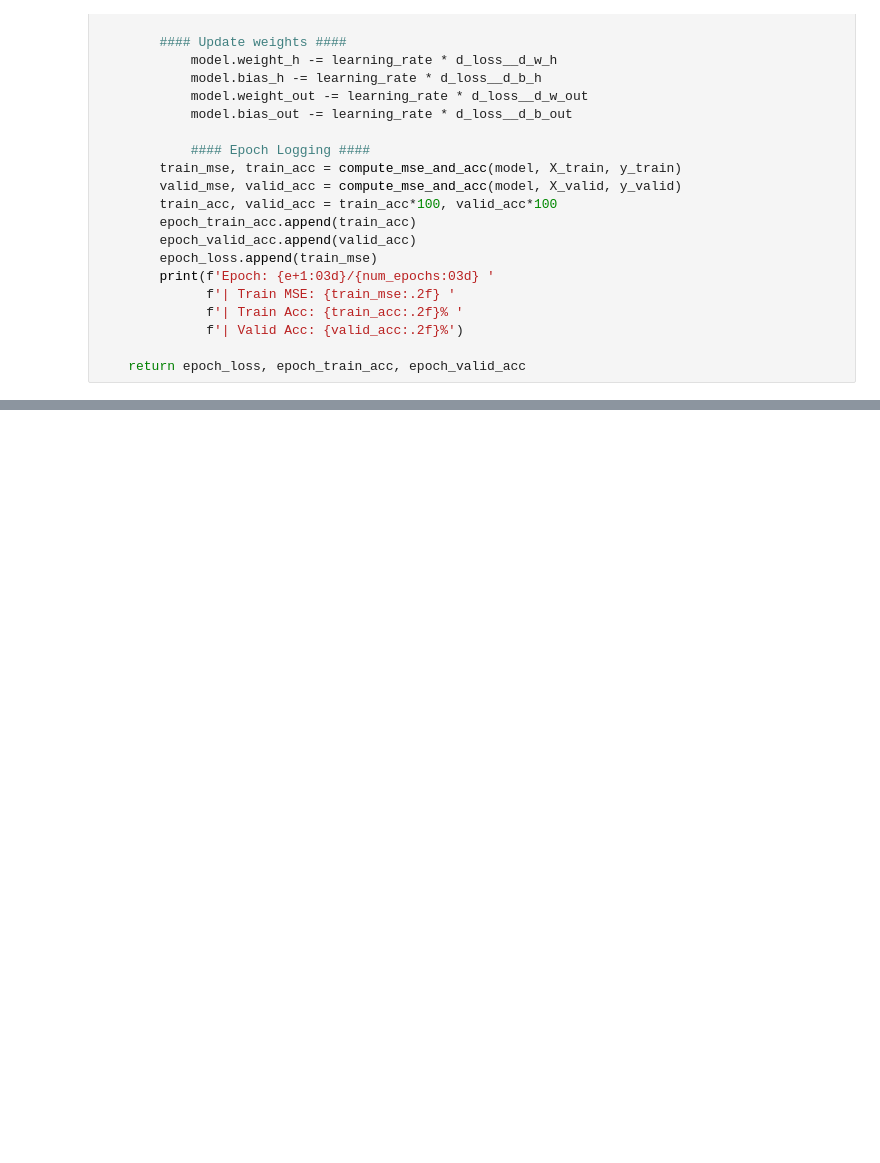
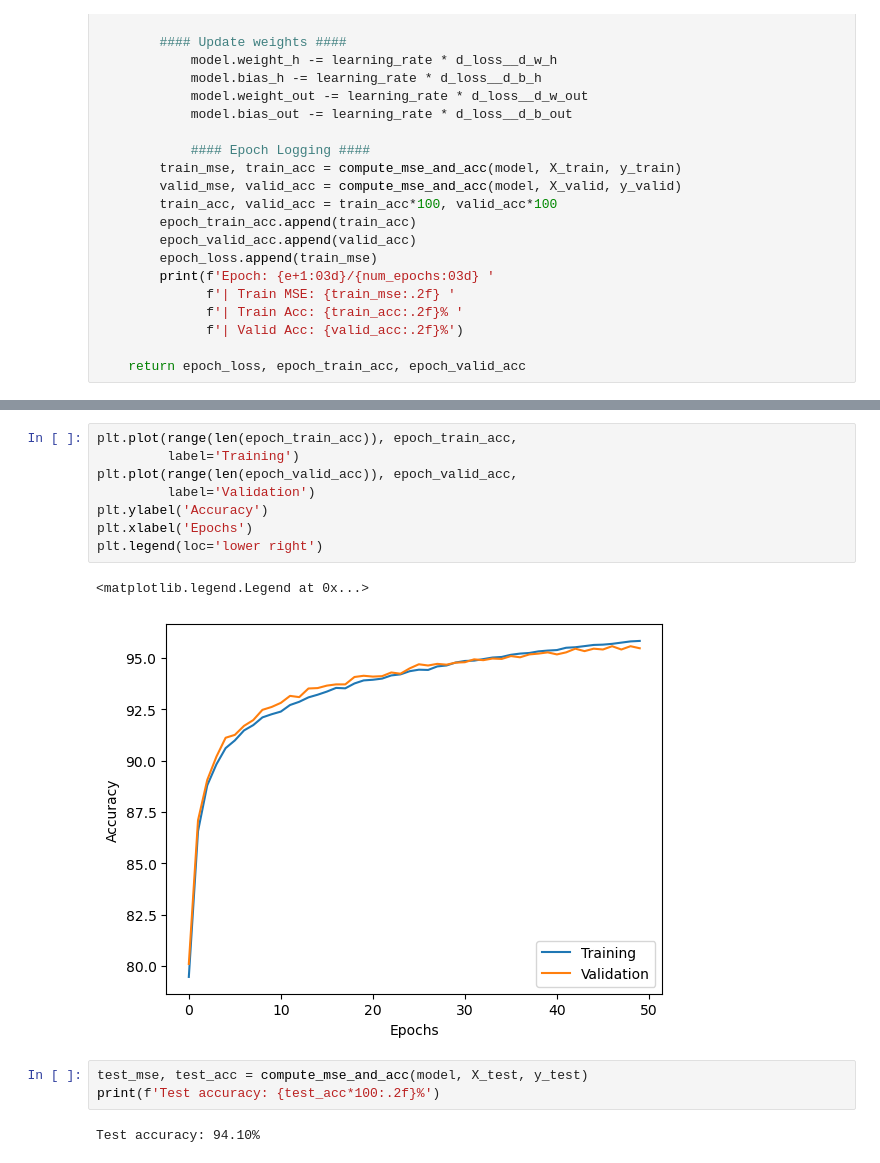
Before and after one commit to imsinha0/LearningFromRaschka, a Jupyter notebook: chp11.ipynb, the cells around one changed output, grey strips where cells are left out. Drawn from its saved outputs; the diff is of its cells as text; blank space fills up the shorter version.

```diff
--- a/chp11.ipynb
+++ b/chp11.ipynb
@@ -266,0 +289,16 @@ Epoch: 002/050 | Train MSE: 0.03 | Train Acc: 86.57% | Valid Acc: 87.10%
+# %%
+plt.plot(range(len(epoch_train_acc)), epoch_train_acc,
+         label='Training')
+plt.plot(range(len(epoch_valid_acc)), epoch_valid_acc,
+         label='Validation')
+plt.ylabel('Accuracy')
+plt.xlabel('Epochs')
+plt.legend(loc='lower right')
+# %% [output]
+<matplotlib.legend.Legend at 0x...>
+[figure, added]
+# %%
+test_mse, test_acc = compute_mse_and_acc(model, X_test, y_test)
+print(f'Test accuracy: {test_acc*100:.2f}%')
+# %% [output]
+Test accuracy: 94.10%
```
Also changed, not shown: parts of 4 cells of this notebook.
